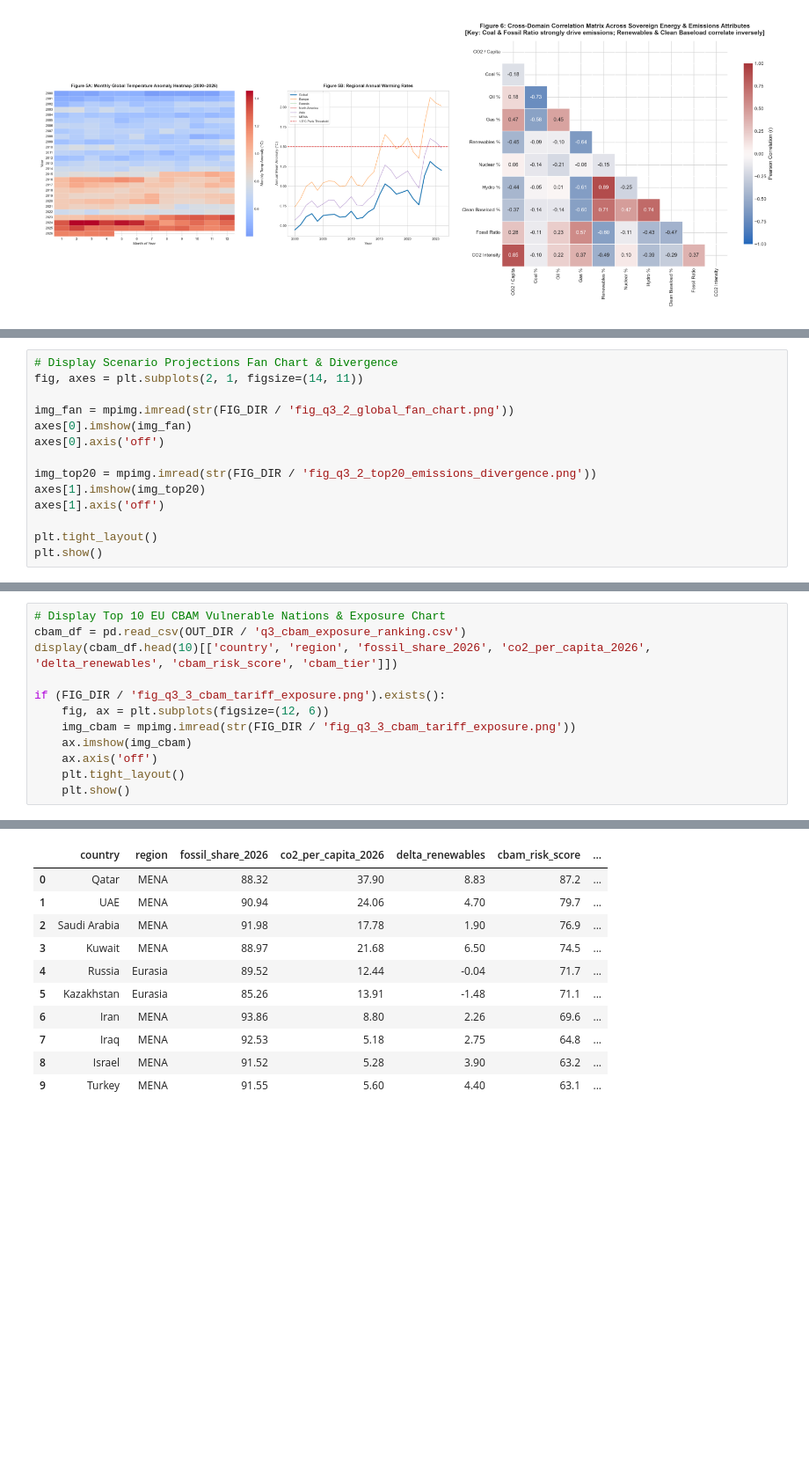
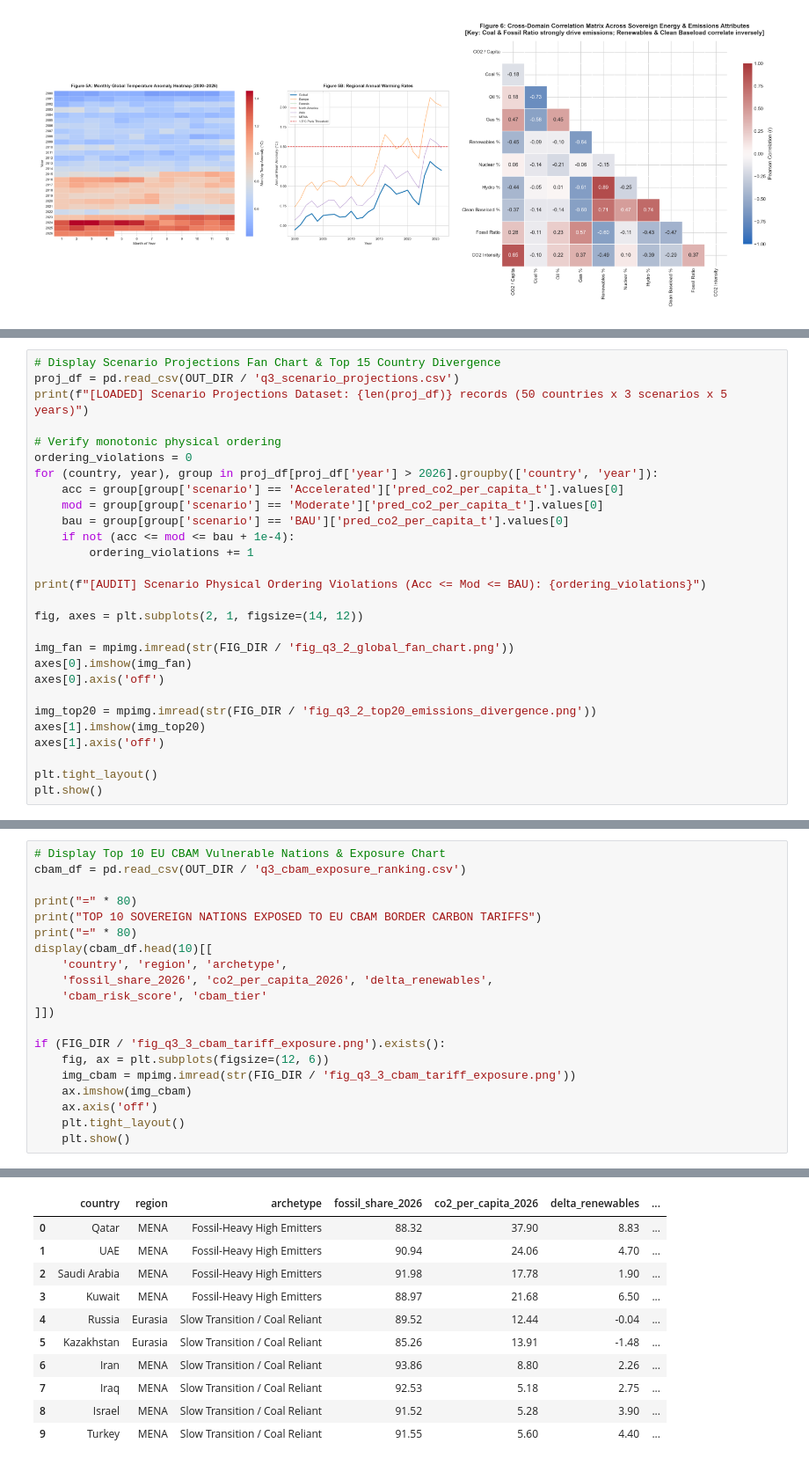
Before and after one commit to praveen-madawalage/nexora-final-challenge, a Jupyter notebook: notebooks/Nexora_FinalNotebook.ipynb, the cells around one changed output, grey strips where cells are left out. Shown at 88% size. Saved outputs shown, nothing was run; the diff lists cells and outputs as text; blank space fills up the shorter version.

```diff
--- a/notebooks/Nexora_FinalNotebook.ipynb
+++ b/notebooks/Nexora_FinalNotebook.ipynb
@@ -298,6 +445,20 @@ Simulating 3 defined pathways across all 50 nations (750 projection points) usin
 # %%
-# Display Scenario Projections Fan Chart & Divergence
-fig, axes = plt.subplots(2, 1, figsize=(14, 11))
+# Display Scenario Projections Fan Chart & Top 15 Country Divergence
+proj_df = pd.read_csv(OUT_DIR / 'q3_scenario_projections.csv')
+print(f"[LOADED] Scenario Projections Dataset: {len(proj_df)} records (50 countries x 3 scenarios x 5 years)")
+
+# Verify monotonic physical ordering
+ordering_violations = 0
+for (country, year), group in proj_df[proj_df['year'] > 2026].groupby(['country', 'year']):
+    acc = group[group['scenario'] == 'Accelerated']['pred_co2_per_capita_t'].values[0]
+    mod = group[group['scenario'] == 'Moderate']['pred_co2_per_capita_t'].values[0]
+    bau = group[group['scenario'] == 'BAU']['pred_co2_per_capita_t'].values[0]
+    if not (acc <= mod <= bau + 1e-4):
+        ordering_violations += 1
+
+print(f"[AUDIT] Scenario Physical Ordering Violations (Acc <= Mod <= BAU): {ordering_violations}")
+
+fig, axes = plt.subplots(2, 1, figsize=(14, 12))
 
 img_fan = mpimg.imread(str(FIG_DIR / 'fig_q3_2_global_fan_chart.png'))
 axes[0].imshow(img_fan)
@@ -319,7 +486,15 @@ plt.show()
 # %%
 # Display Top 10 EU CBAM Vulnerable Nations & Exposure Chart
 cbam_df = pd.read_csv(OUT_DIR / 'q3_cbam_exposure_ranking.csv')
-display(cbam_df.head(10)[['country', 'region', 'fossil_share_2026', 'co2_per_capita_2026', 'delta_renewables', 'cbam_risk_score', 'cbam_tier']])
+
+print("=" * 80)
+print("TOP 10 SOVEREIGN NATIONS EXPOSED TO EU CBAM BORDER CARBON TARIFFS")
+print("=" * 80)
+display(cbam_df.head(10)[[
+    'country', 'region', 'archetype',
+    'fossil_share_2026', 'co2_per_capita_2026', 'delta_renewables',
+    'cbam_risk_score', 'cbam_tier'
+]])
 
 if (FIG_DIR / 'fig_q3_3_cbam_tariff_exposure.png').exists():
     fig, ax = plt.subplots(figsize=(12, 6))
@@ -332,14 +510,14 @@ if (FIG_DIR / 'fig_q3_3_cbam_tariff_exposure.png').exists():
-|  | country | region | fossil_share_2026 | co2_per_capita_2026 | delta_renewables | cbam_risk_score | ... |
-| 0 | Qatar | MENA | 88.32 | 37.90 | 8.83 | 87.2 | ... |
-| 1 | UAE | MENA | 90.94 | 24.06 | 4.70 | 79.7 | ... |
-| 2 | Saudi Arabia | MENA | 91.98 | 17.78 | 1.90 | 76.9 | ... |
-| 3 | Kuwait | MENA | 88.97 | 21.68 | 6.50 | 74.5 | ... |
-| 4 | Russia | Eurasia | 89.52 | 12.44 | -0.04 | 71.7 | ... |
-| 5 | Kazakhstan | Eurasia | 85.26 | 13.91 | -1.48 | 71.1 | ... |
-| 6 | Iran | MENA | 93.86 | 8.80 | 2.26 | 69.6 | ... |
-| 7 | Iraq | MENA | 92.53 | 5.18 | 2.75 | 64.8 | ... |
-| 8 | Israel | MENA | 91.52 | 5.28 | 3.90 | 63.2 | ... |
-| 9 | Turkey | MENA | 91.55 | 5.60 | 4.40 | 63.1 | ... |
+|  | country | region | archetype | fossil_share_2026 | co2_per_capita_2026 | delta_renewables | ... |
+| 0 | Qatar | MENA | Fossil-Heavy High Emitters | 88.32 | 37.90 | 8.83 | ... |
+| 1 | UAE | MENA | Fossil-Heavy High Emitters | 90.94 | 24.06 | 4.70 | ... |
+| 2 | Saudi Arabia | MENA | Fossil-Heavy High Emitters | 91.98 | 17.78 | 1.90 | ... |
+| 3 | Kuwait | MENA | Fossil-Heavy High Emitters | 88.97 | 21.68 | 6.50 | ... |
+| 4 | Russia | Eurasia | Slow Transition / Coal Reliant | 89.52 | 12.44 | -0.04 | ... |
+| 5 | Kazakhstan | Eurasia | Slow Transition / Coal Reliant | 85.26 | 13.91 | -1.48 | ... |
+| 6 | Iran | MENA | Slow Transition / Coal Reliant | 93.86 | 8.80 | 2.26 | ... |
+| 7 | Iraq | MENA | Slow Transition / Coal Reliant | 92.53 | 5.18 | 2.75 | ... |
+| 8 | Israel | MENA | Slow Transition / Coal Reliant | 91.52 | 5.28 | 3.90 | ... |
+| 9 | Turkey | MENA | Slow Transition / Coal Reliant | 91.55 | 5.60 | 4.40 | ... |
 [figure]
 # %% [markdown]
 ---
```
Also changed, not shown: parts of 27 cells of this notebook, 2 other files.
